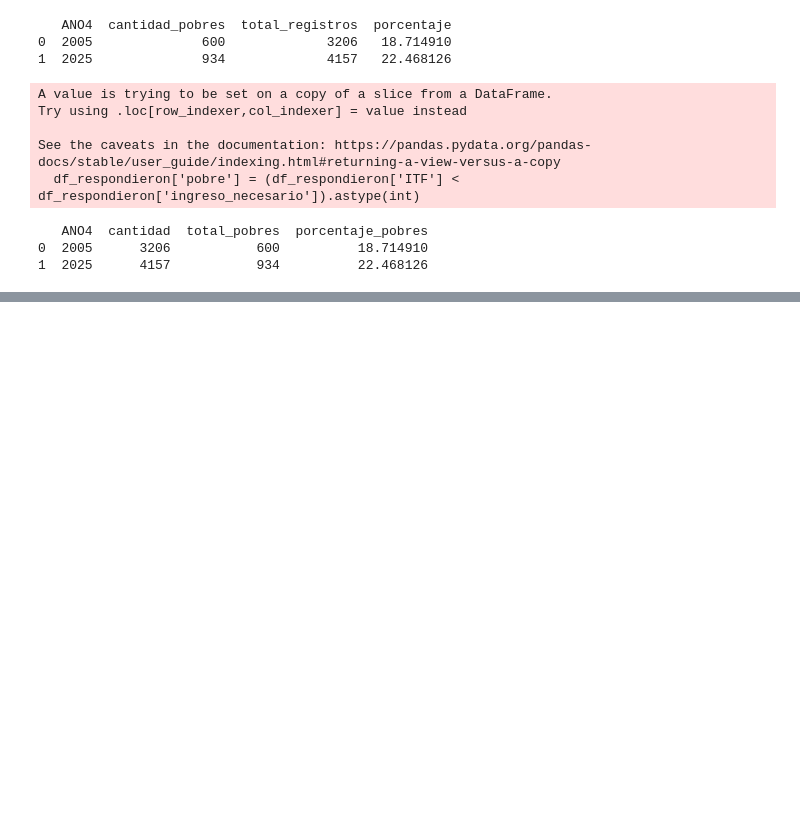
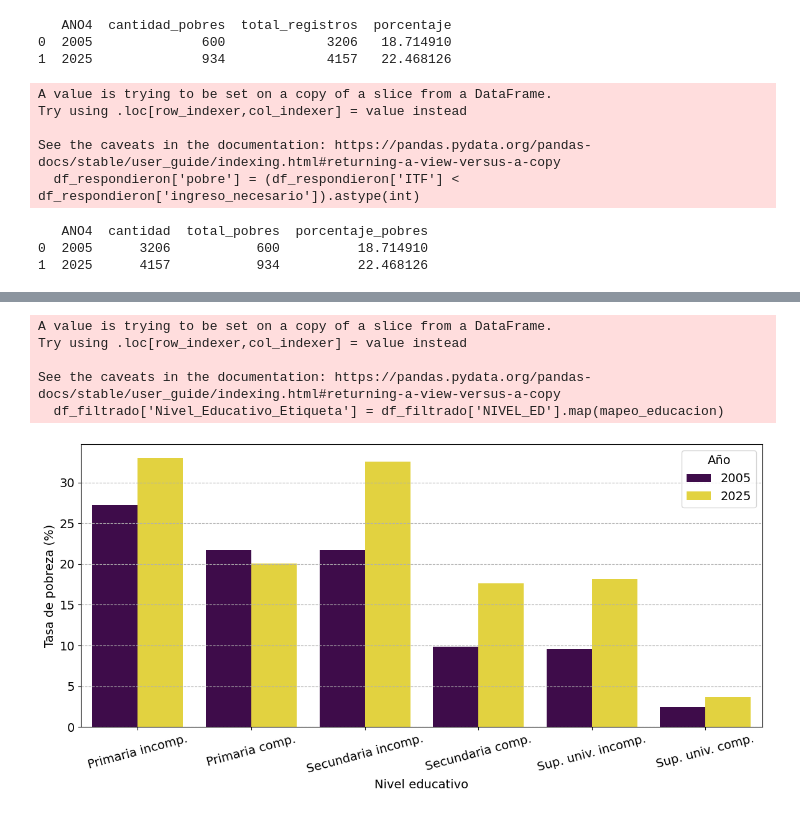
Before and after one commit to franlecam/BigDataUBA-Grupo1, a Jupyter notebook: tp1.ipynb, the cells around one changed output, grey strips where cells are left out. Drawn from its saved outputs; the diff is of its cells as text; code cells hidden in the pictures; blank space fills up the shorter version.

```diff
--- a/tp1.ipynb
+++ b/tp1.ipynb
@@ -1655,0 +1660,47 @@ plt.show()
+# %%
+
+df_filtrado = df_respondieron[~df_respondieron['NIVEL_ED'].isin([7, 9])]
+
+mapeo_educacion = {
+    1: 'Primaria incomp.',
+    2: 'Primaria comp.',
+    3: 'Secundaria incomp.',
+    4: 'Secundaria comp.',
+    5: 'Sup. univ. incomp.',
+    6: 'Sup. univ. comp.'
+}
+
+df_filtrado['Nivel_Educativo_Etiqueta'] = df_filtrado['NIVEL_ED'].map(mapeo_educacion)
+
+pobreza_educacion = df_filtrado.groupby(['Nivel_Educativo_Etiqueta', 'ANO4'])['pobre'].mean().mul(100).reset_index(name='Tasa_Pobreza')
+
+# Asegurar el orden correcto de las barras
+orden_barras = list(mapeo_educacion.values())
+
+plt.figure(figsize=(12, 6))
+sns.barplot(
+    data=pobreza_educacion,
+    x='Nivel_Educativo_Etiqueta',
+    y='Tasa_Pobreza',
+    hue='ANO4',
+    order=orden_barras, # Aplica el orden lógico
+    palette='viridis'
+)
+#plt.title('Tasa de Pobreza en la Patagonia por Nivel Educativo (2005 vs. 2025)', fontsize=16)
+plt.xlabel('Nivel educativo', fontsize=14)
+plt.ylabel('Tasa de pobreza (%)', fontsize=14)
+plt.legend(title='Año', loc='upper right')
+plt.grid(axis='y', linestyle='--')
+plt.xticks(rotation=15)
+plt.tight_layout()
+plt.show()
+#
+
+del mapeo_educacion, df_filtrado, pobreza_educacion, orden_barras
+# %% [output]
+A value is trying to be set on a copy of a slice from a DataFrame.
+Try using .loc[row_indexer,col_indexer] = value instead
+
+See the caveats in the documentation: https://pandas.pydata.org/pandas-docs/stable/user_guide/indexing.html#returning-a-view-versus-a-copy
+  df_filtrado['Nivel_Educativo_Etiqueta'] = df_filtrado['NIVEL_ED'].map(mapeo_educacion)
+[figure, added]
```
Also changed, not shown: parts of 7 cells of this notebook.
